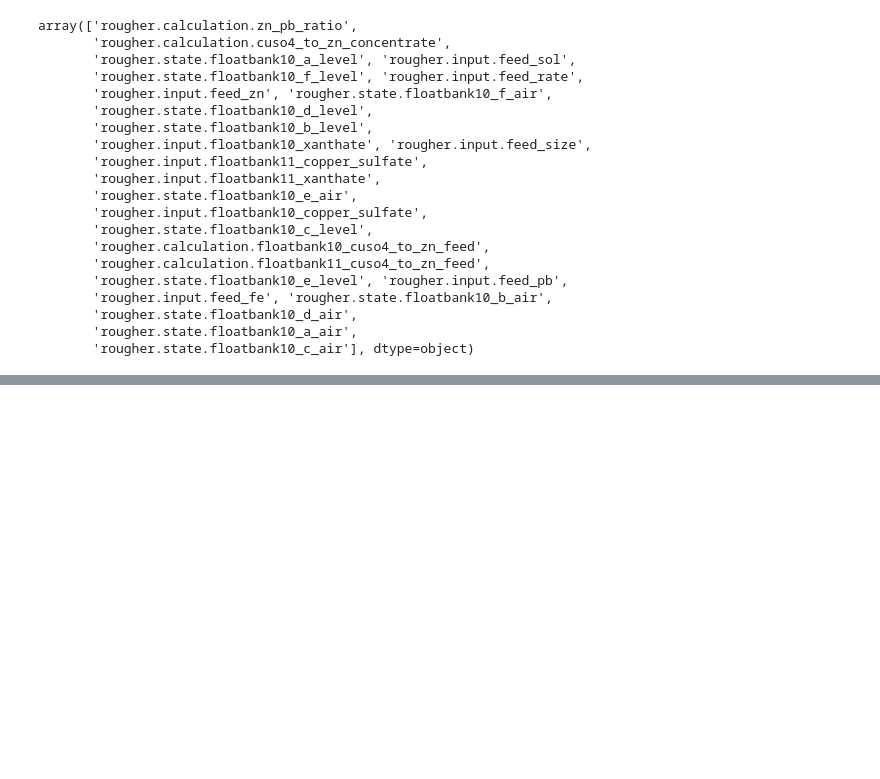
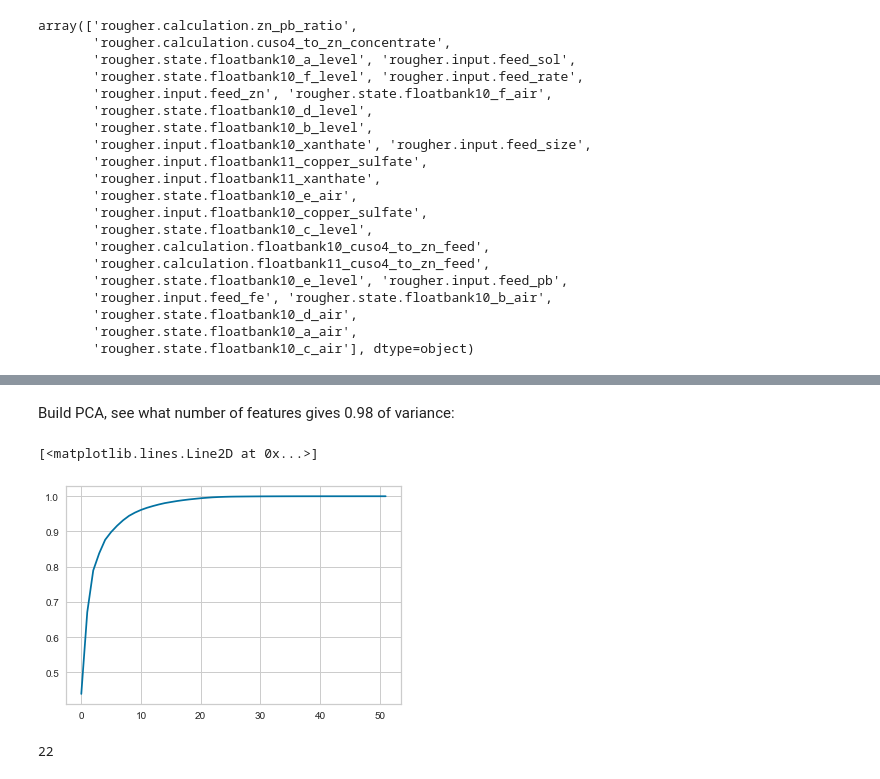
Before and after one commit to AntonBiryukovUofC/unearthed-zinc, a Jupyter notebook: notebooks/BasicEDA.ipynb, the cells around one changed output, grey strips where cells are left out. Drawn from its saved outputs; the diff is of its cells as text; code cells hidden in the pictures; blank space fills up the shorter version.

```diff
--- a/notebooks/BasicEDA.ipynb
+++ b/notebooks/BasicEDA.ipynb
@@ -382,0 +397,37 @@ array(['rougher.calculation.zn_pb_ratio',
+# %%
+from sklearn.ensemble import RandomForestRegressor
+from sklearn.model_selection import cross_val_score
+from tqdm import trange
+DROPCOLS = ['rougher.input.floatbank10_copper_sulfate',
+            'rougher.input.floatbank10_xanthate',
+            'rougher.state.floatbank10_b_air',
+            'rougher.state.floatbank10_e_air',
+            'rougher.state.floatbank10_f_air',
+            'primary_cleaner.state.floatbank8_b_air',
+            'primary_cleaner.state.floatbank8_c_air',
+            "secondary_cleaner.state.floatbank4_b_air",
+            'secondary_cleaner.state.floatbank2_b_air',
+            "secondary_cleaner.state.floatbank5_b_air",
+            "secondary_cleaner.state.floatbank3_a_air",
+            "secondary_cleaner.state.floatbank4_a_air",
+            "rougher.state.floatbank10_d_level",
+            "rougher.state.floatbank10_b_level",
+            "secondary_cleaner.state.floatbank6_a_air",
+            "secondary_cleaner.state.floatbank3_b_air",
+            "secondary_cleaner.state.floatbank2_a_level",
+            "rougher.state.floatbank10_a_level",
+            "rougher.state.floatbank10_c_level",
+            "primary_cleaner.state.floatbank8_a_level",
+            "rougher.state.floatbank10_f_level",
+            "rougher.state.floatbank10_d_air"
+            ]
+
+
+Xdep = df_train.filter(regex = 'input|state',axis =1).dropna().sample(frac=0.33)#.drop(DROPCOLS,axis=1)
+scores = {}
+for i in trange(Xdep.columns.shape[0]):
+    col = Xdep.columns[i]
+    y=Xdep[col]
+    X=Xdep.drop(col,axis = 1)
+    rf = RandomForestRegressor(n_estimators=100,n_jobs=-1)
+    scores[col] = cross_val_score(rf,X,y,cv=5,scoring='r2')
@@ -382,0 +459,14 @@ array(['rougher.calculation.zn_pb_ratio',
+# %% [markdown]
+Build PCA, see what number of features gives 0.98 of variance:
+# %%
+from sklearn.decomposition import PCA
+
+pc =PCA().fit(Xdep)
+plt.plot(np.cumsum(pc.explained_variance_ratio_))
+# %% [output]
+[<matplotlib.lines.Line2D at 0x...>]
+[figure, added]
+# %%
+(np.cumsum(pc.explained_variance_ratio_) <=0.996).sum()
+# %% [output]
+22
```
Also changed, not shown: parts of 12 cells of this notebook, 33 other files.
